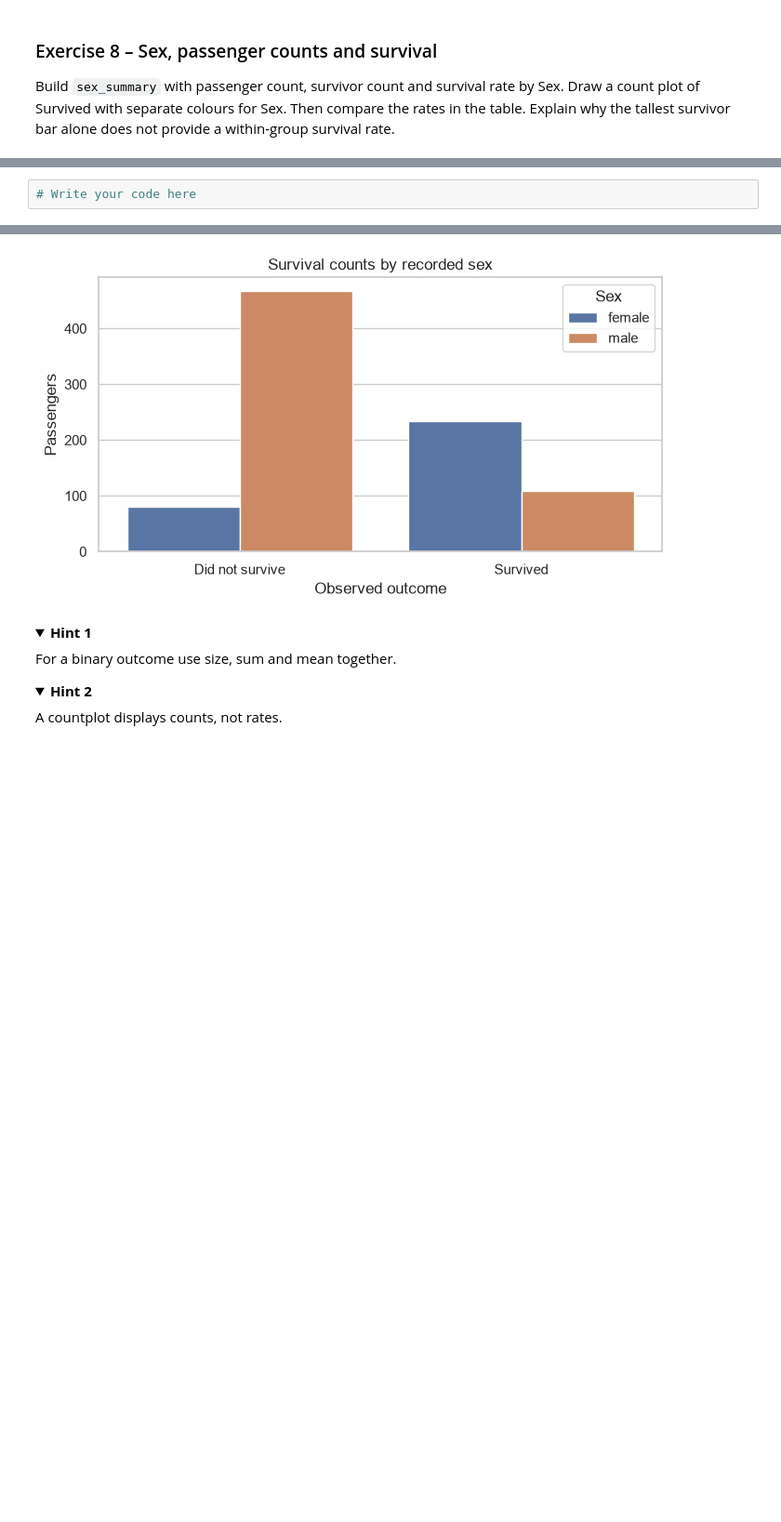
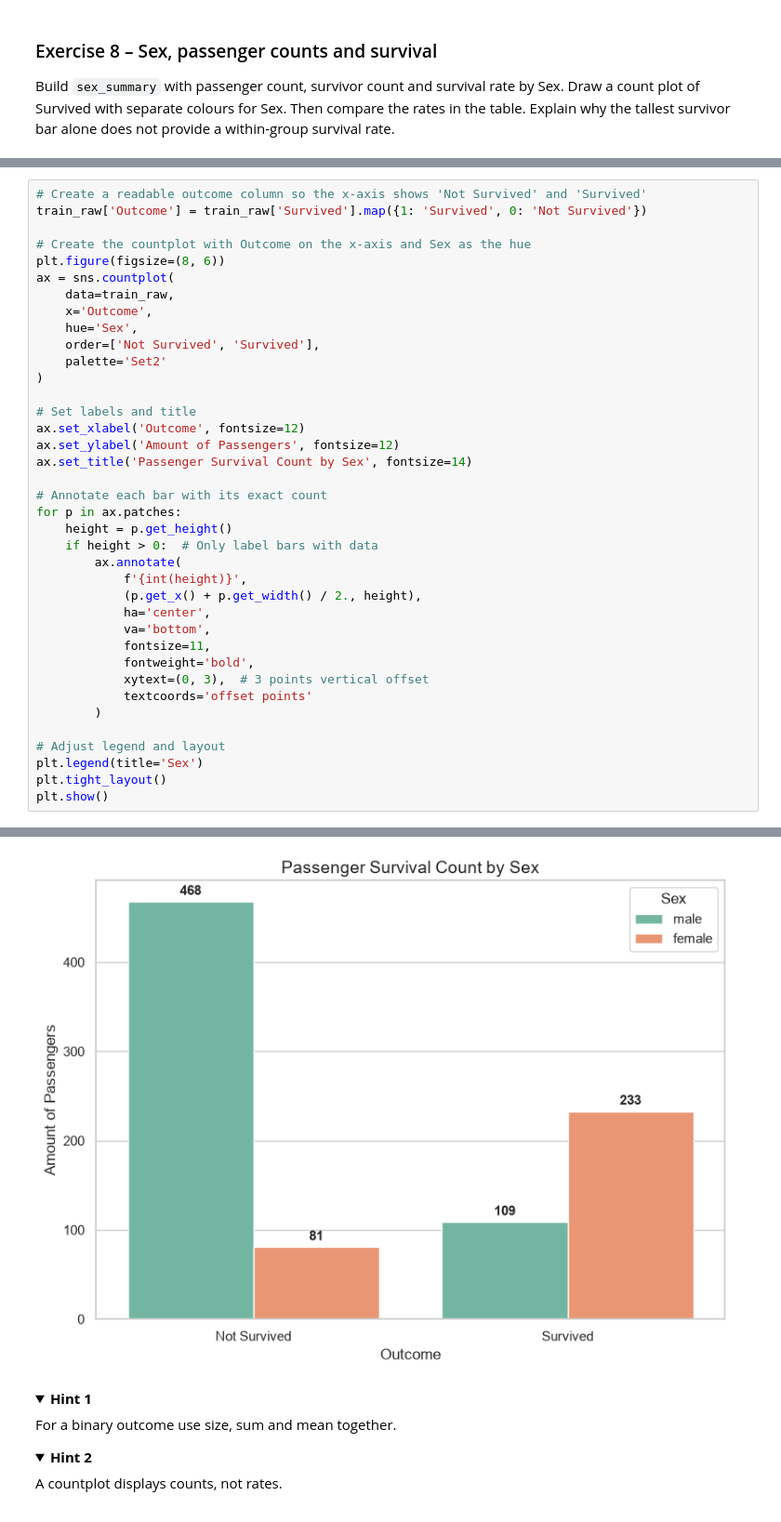
Before and after one commit to OrangeBoop/Lab02, a Jupyter notebook: Lab4/Lab4-Persky Idan 215548512 , Golan Amir 216264333.ipynb, the cells around one changed output, grey strips where cells are left out. Shown at 93% size. Saved outputs shown, nothing was run; the diff lists cells and outputs as text; folded sections open; blank space fills up the shorter version.

```diff
--- a/Lab4/Lab4-Persky Idan 215548512 , Golan Amir 216264333.ipynb
+++ b/Lab4/Lab4-Persky Idan 215548512 , Golan Amir 216264333.ipynb
@@ -440,3 +590,39 @@ provide a within-group survival rate.
 # %%
-# Write your code here
+# Create a readable outcome column so the x-axis shows 'Not Survived' and 'Survived'
+train_raw['Outcome'] = train_raw['Survived'].map({1: 'Survived', 0: 'Not Survived'})
+
+# Create the countplot with Outcome on the x-axis and Sex as the hue
+plt.figure(figsize=(8, 6))
+ax = sns.countplot(
+    data=train_raw,
+    x='Outcome',
+    hue='Sex',
+    order=['Not Survived', 'Survived'],
+    palette='Set2'
+)
+
+# Set labels and title
+ax.set_xlabel('Outcome', fontsize=12)
+ax.set_ylabel('Amount of Passengers', fontsize=12)
+ax.set_title('Passenger Survival Count by Sex', fontsize=14)
+
+# Annotate each bar with its exact count
+for p in ax.patches:
+    height = p.get_height()
+    if height > 0:  # Only label bars with data
+        ax.annotate(
+            f'{int(height)}',
+            (p.get_x() + p.get_width() / 2., height),
+            ha='center',
+            va='bottom',
+            fontsize=11,
+            fontweight='bold',
+            xytext=(0, 3),  # 3 points vertical offset
+            textcoords='offset points'
+        )
+
+# Adjust legend and layout
+plt.legend(title='Sex')
+plt.tight_layout()
+plt.show()
 # %% [output]
@@ -447,4 +629,4 @@ provide a within-group survival rate.
-[figure, old version]
+[figure, new version]
 # %% [markdown]
 <details><summary><b>Hint 1</b></summary>
 
```
Also changed, not shown: parts of 39 cells of this notebook, 1 other file.
